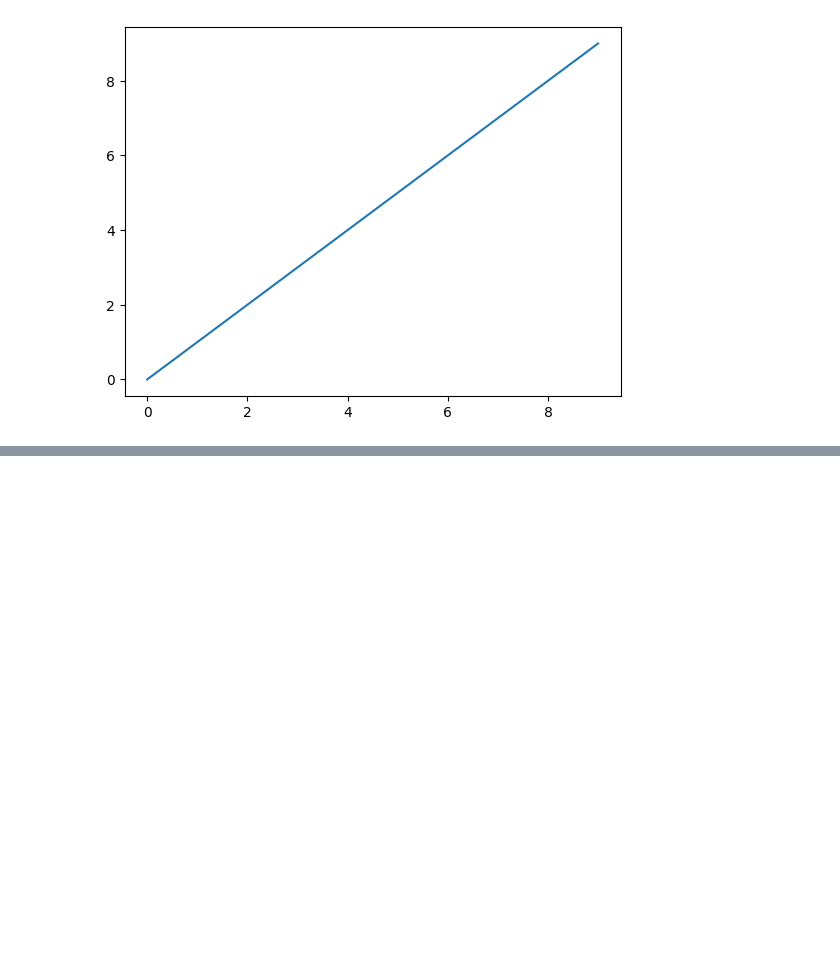
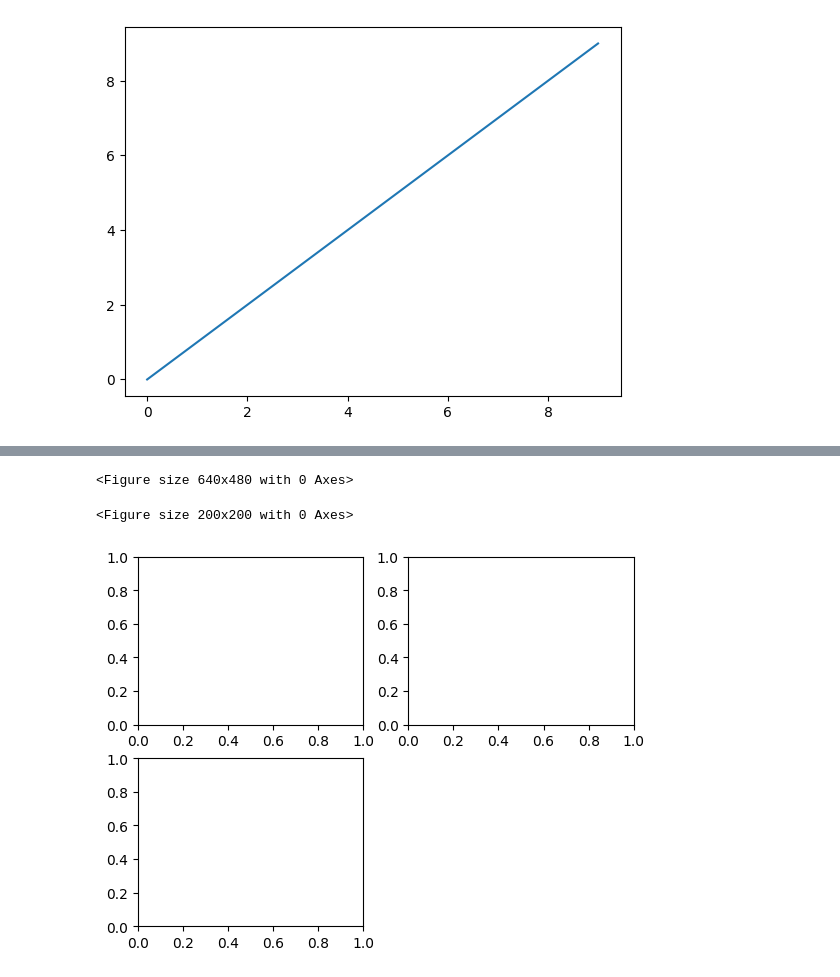
Before and after one commit to f-ckyou/pandas, a Jupyter notebook: pd-9/1_matplotlib_API_primer.ipynb, the cells around one changed output, grey strips where cells are left out. Cells and saved outputs as stored; diff of their text form; code cells hidden in the pictures; blank space fills up the shorter version.

```diff
--- a/pd-9/1_matplotlib_API_primer.ipynb
+++ b/pd-9/1_matplotlib_API_primer.ipynb
@@ -51,0 +61,21 @@ plt.plot(data)  # simple line plot
+# %%
+fig = plt.figure()
+# plt.figure() has a number of options:
+# figsize will guarantee the figure has a certain size and aspect ratio if saved to disk
+fig = plt.figure(figsize=(2,2))
+# %% [output]
+<Figure size 640x480 with 0 Axes>
+<Figure size 200x200 with 0 Axes>
+# %%
+# we can't make a plot with a blank figure.
+# have to create one or more subplots by using `add_subplot`
+# syntax: fig.add_subplot(nrows, ncols, index)
+
+fig = plt.figure()
+ax1 = fig.add_subplot(2,2,1)
+ax2 = fig.add_subplot(2,2,2)
+ax3 = fig.add_subplot(2,2,3)
+
+# one nuance of using Jupyter notebooks is that plots are reset after each cell is evaluated, so you must put all of the plotting commands in a single notebook cell
+# %% [output]
+[figure, added]
```
Also changed, not shown: parts of 13 cells of this notebook.
